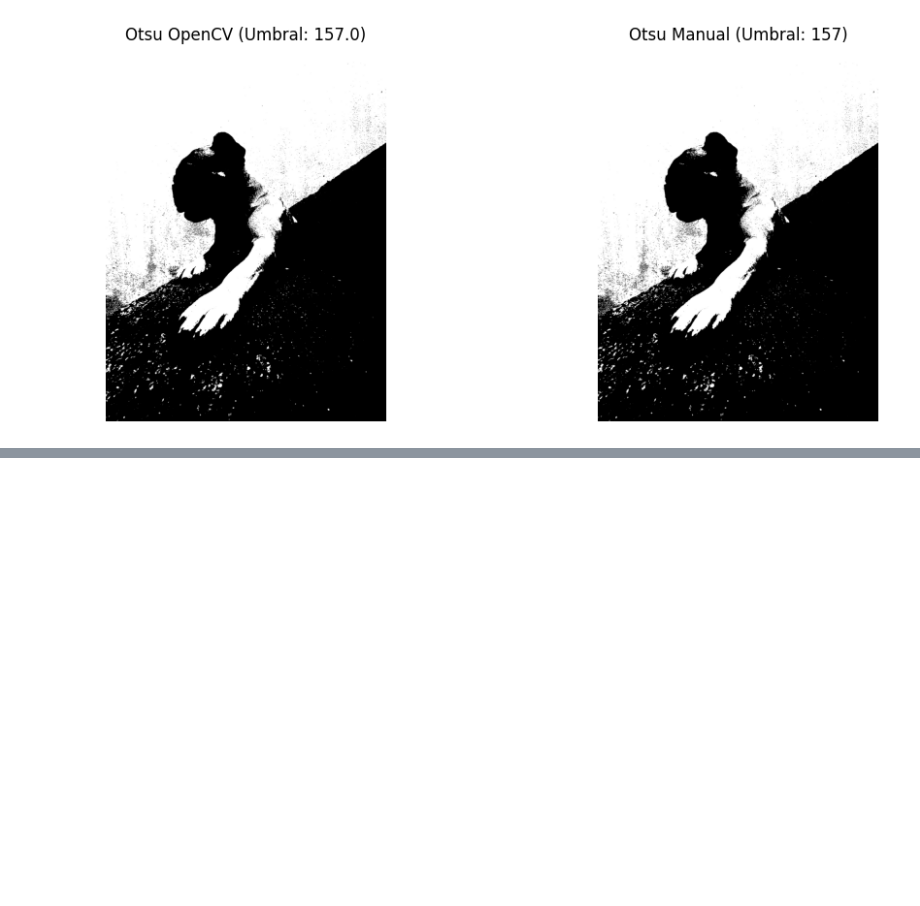
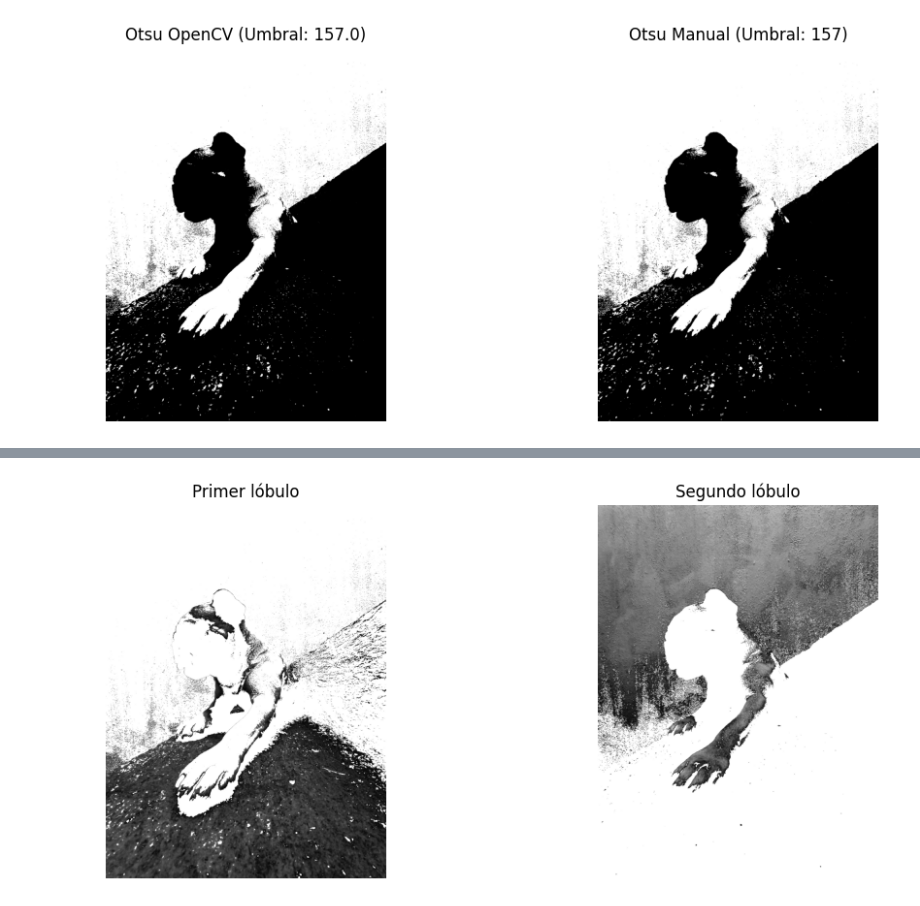
Before and after one commit to RojasG4mer/Fundamentos-de-Procesamiento-Digital-de-Imagenes, a Jupyter notebook: Operaciones_a_nivel_pixel_01.ipynb, the cells around one changed output, grey strips where cells are left out. Saved outputs shown, nothing was run; the diff lists cells and outputs as text; code cells hidden in the pictures; blank space fills up the shorter version.

```diff
--- a/Operaciones_a_nivel_pixel_01.ipynb
+++ b/Operaciones_a_nivel_pixel_01.ipynb
@@ -373,0 +424,29 @@ Umbral calculado manualmente: 157
+# %%
+umbral_primero = []
+fila_primero = []
+umbral_segundo = []
+fila_segundo = []
+for i in popi_fachero_grises:
+  for j in i:
+    fila_primero.append(opthresholding_escalagrises(j, 100, 160))
+    fila_segundo.append(opthresholding_escalagrises(j, 180, 250))
+  umbral_primero.append(fila_primero)
+  umbral_segundo.append(fila_segundo)
+  fila_primero = []
+  fila_segundo = []
+# %%
+# Imágenes
+plt.figure(figsize=(12, 5))
+plt.subplot(1, 2, 1)
+plt.imshow(umbral_primero, cmap='gray')
+plt.title('Primer lóbulo')
+plt.axis('off')
+
+plt.subplot(1, 2, 2)
+plt.imshow(umbral_segundo, cmap='gray')
+plt.title('Segundo lóbulo')
+plt.axis('off')
+
+plt.show()
+# %% [output]
+[figure, added]
```
Also changed, not shown: parts of 9 cells of this notebook.
